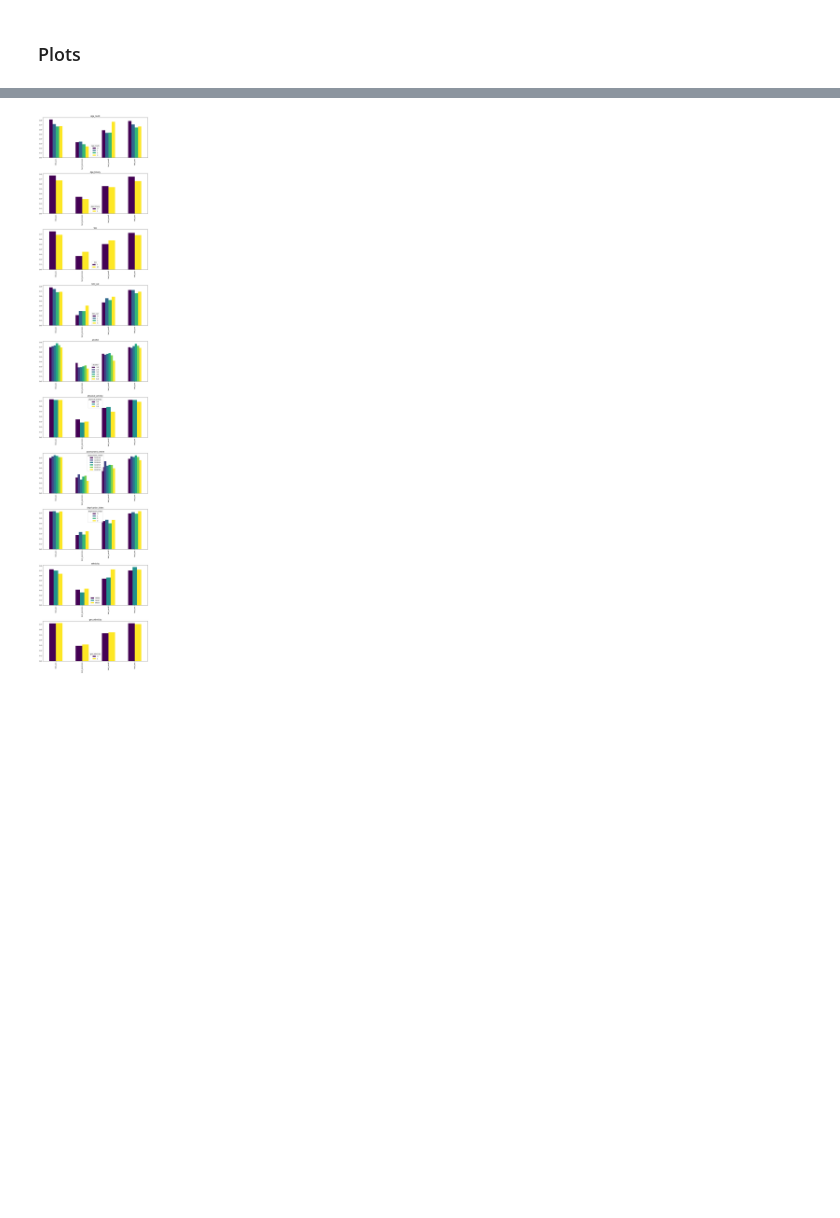
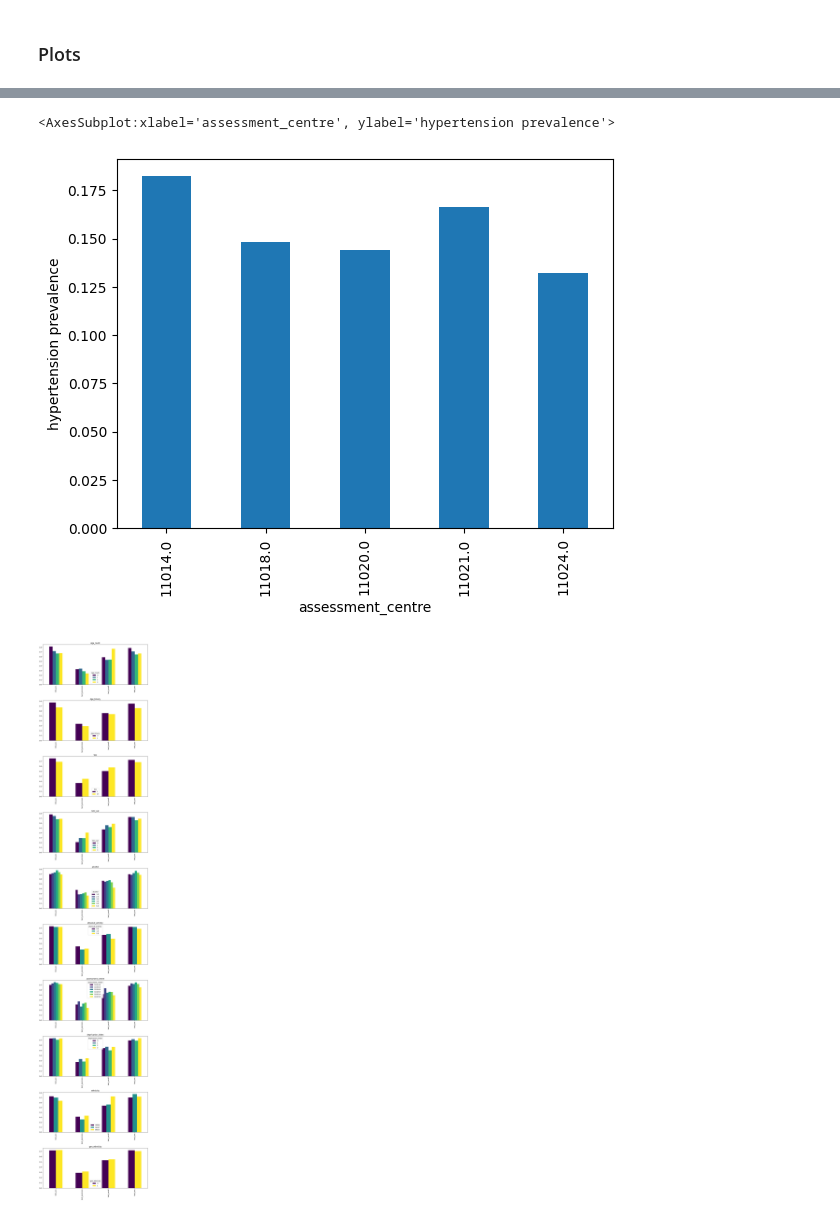
Before and after one commit to anissa218/MEDFAIR_UKBB, a Jupyter notebook: mynotebooks/UKBB All Models Analysis.ipynb, the cells around one changed output, grey strips where cells are left out. Cells and saved outputs as stored; diff of their text form; code cells hidden in the pictures; blank space fills up the shorter version.

```diff
--- a/mynotebooks/UKBB All Models Analysis.ipynb
+++ b/mynotebooks/UKBB All Models Analysis.ipynb
@@ -773,3 +782,9 @@ plt.show()
+# %%
+# plot sample size by assessment centre
+xf
+# %% [output]
+<AxesSubplot:xlabel='assessment_centre', ylabel='hypertension prevalence'>
+[figure, added]
 # %%
 fig, axs = plt.subplots(len(subgroups), figsize=(10, 5*len(subgroups)))
 
```
Also changed, not shown: parts of 59 cells of this notebook, 22 other files.
